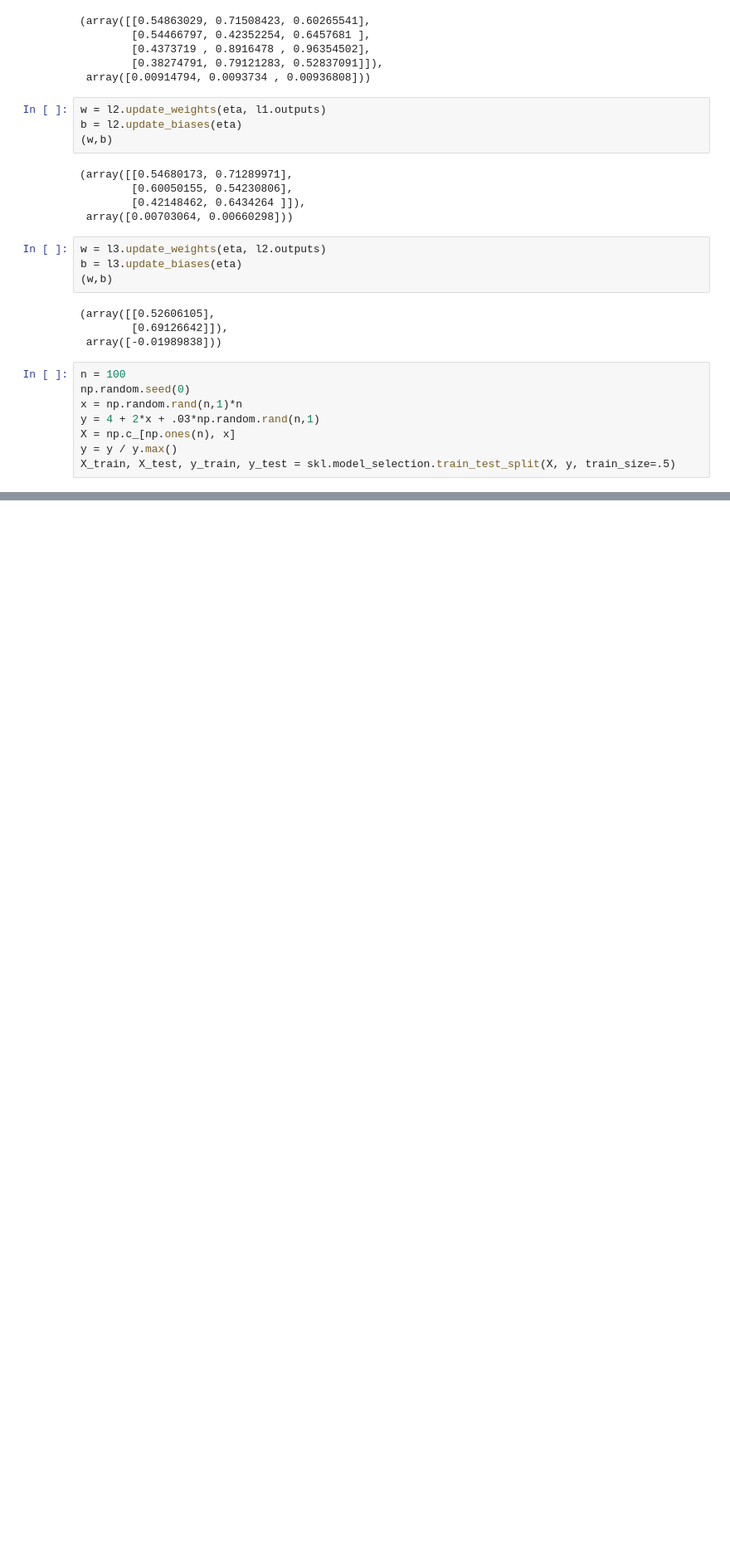
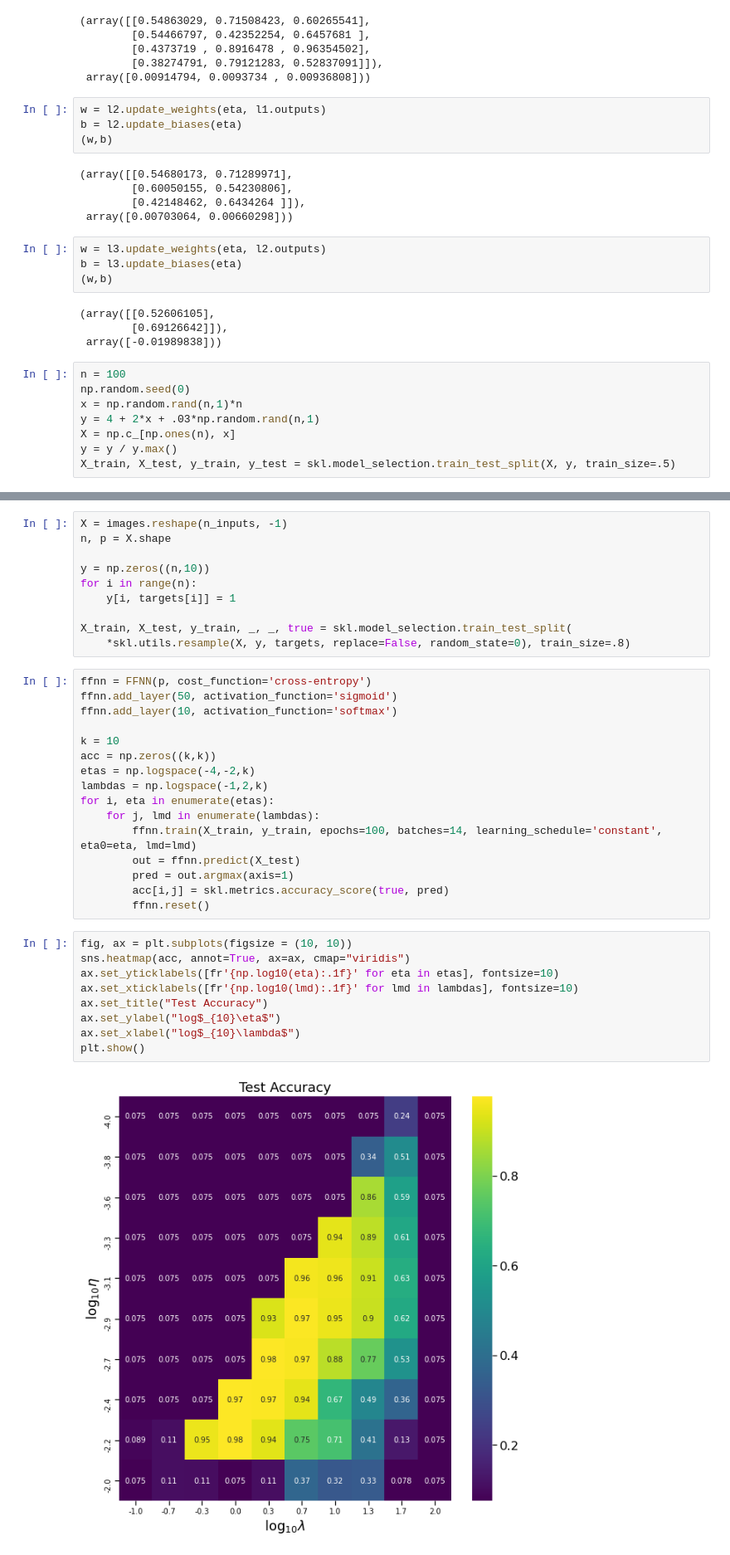
Before and after one commit to fonstelien/FYS-STK4155, a Jupyter notebook: project2/source/testruns.ipynb, the cells around one changed output, grey strips where cells are left out. Shown at 83% size. Cells and saved outputs as stored; diff of their text form; blank space fills up the shorter version.

```diff
--- a/project2/source/testruns.ipynb
+++ b/project2/source/testruns.ipynb
@@ -291,0 +316,37 @@ plt.plot(list(range(y_test.shape[0])), out)
+# %%
+X = images.reshape(n_inputs, -1)
+n, p = X.shape
+
+y = np.zeros((n,10))
+for i in range(n):
+    y[i, targets[i]] = 1
+
+X_train, X_test, y_train, _, _, true = skl.model_selection.train_test_split(
+    *skl.utils.resample(X, y, targets, replace=False, random_state=0), train_size=.8)
+# %%
+ffnn = FFNN(p, cost_function='cross-entropy')
+ffnn.add_layer(50, activation_function='sigmoid')
+ffnn.add_layer(10, activation_function='softmax')
+
+k = 10
+acc = np.zeros((k,k))
+etas = np.logspace(-4,-2,k)
+lambdas = np.logspace(-1,2,k)
+for i, eta in enumerate(etas):
+    for j, lmd in enumerate(lambdas):
+        ffnn.train(X_train, y_train, epochs=100, batches=14, learning_schedule='constant', eta0=eta, lmd=lmd)
+        out = ffnn.predict(X_test)
+        pred = out.argmax(axis=1)
+        acc[i,j] = skl.metrics.accuracy_score(true, pred)
+        ffnn.reset()
+# %%
+fig, ax = plt.subplots(figsize = (10, 10))
+sns.heatmap(acc, annot=True, ax=ax, cmap="viridis")
+ax.set_yticklabels([fr'{np.log10(eta):.1f}' for eta in etas], fontsize=10)
+ax.set_xticklabels([fr'{np.log10(lmd):.1f}' for lmd in lambdas], fontsize=10)
+ax.set_title("Test Accuracy")
+ax.set_ylabel("log$_{10}\eta$")
+ax.set_xlabel("log$_{10}\lambda$")
+plt.show()
+# %% [output]
+[figure, added]
```
Also changed, not shown: parts of 14 cells of this notebook, 1 other file.
